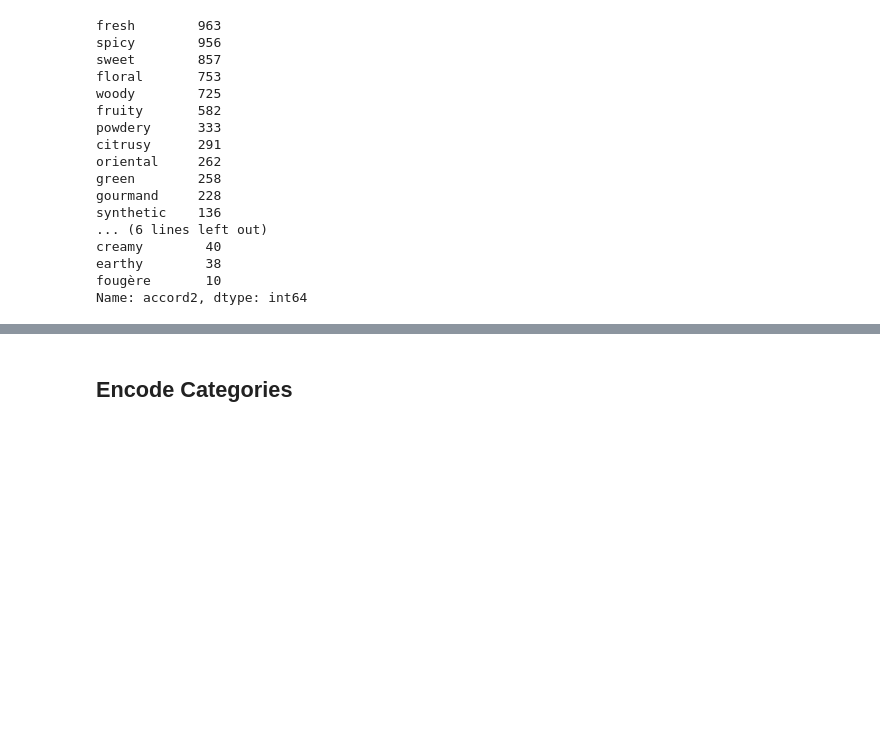
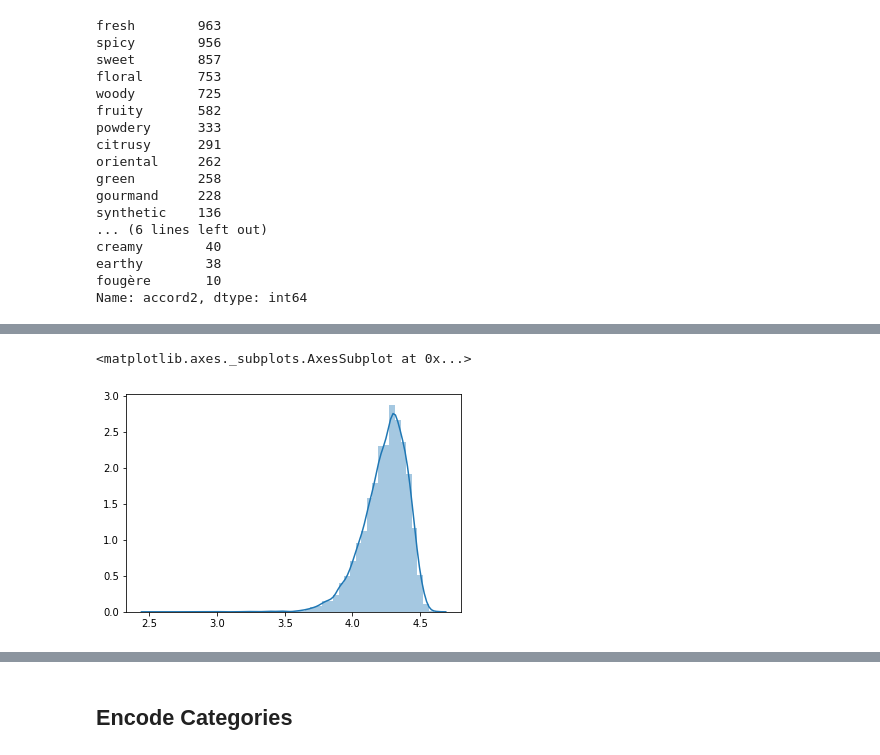
Before and after one commit to 1aguna/pyfume, a Jupyter notebook: notebook.ipynb, the cells around one changed output, grey strips where cells are left out. Cells and saved outputs as stored; diff of their text form; code cells hidden in the pictures; blank space fills up the shorter version.

```diff
--- a/notebook.ipynb
+++ b/notebook.ipynb
@@ -69,0 +75,5 @@ Name: accord2, dtype: int64
+# %%
+sns.distplot(np.log(data[['longevity']]))
+# %% [output]
+<matplotlib.axes._subplots.AxesSubplot at 0x...>
+[figure, added]
```
Also changed, not shown: parts of 13 cells of this notebook, 1 other file.
